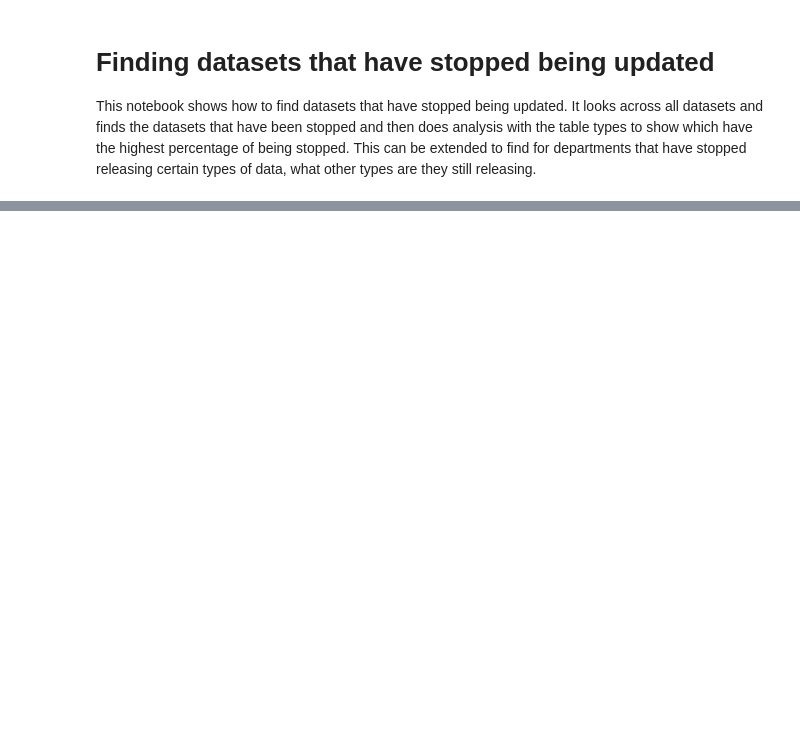
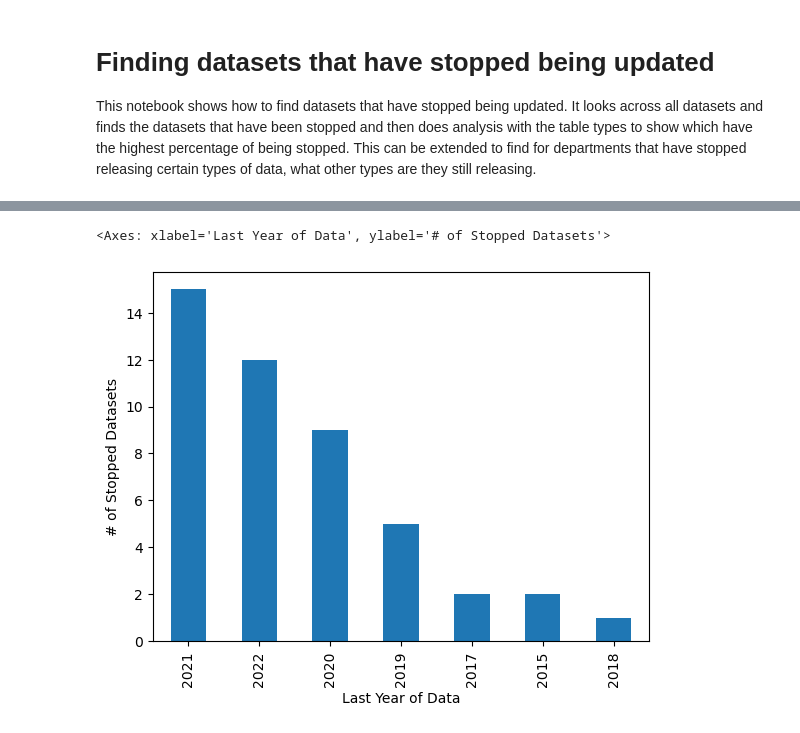
Before and after one commit to openpolicedata/opd-examples, a Jupyter notebook: finding_stopped_datasets.ipynb, the cells around one changed output, grey strips where cells are left out. Drawn from its saved outputs; the diff is of its cells as text; code cells hidden in the pictures; blank space fills up the shorter version.

```diff
--- a/finding_stopped_datasets.ipynb
+++ b/finding_stopped_datasets.ipynb
@@ -294,0 +295,5 @@ Number of datasets from the 9 tables is: 268
+# %%
+stopped_datasets['MaxYear'].value_counts().plot.bar(ylabel="# of Stopped Datasets", xlabel='Last Year of Data')
+# %% [output]
+<Axes: xlabel='Last Year of Data', ylabel='# of Stopped Datasets'>
+[figure, added]
```
Also changed, not shown: parts of 6 cells of this notebook.
